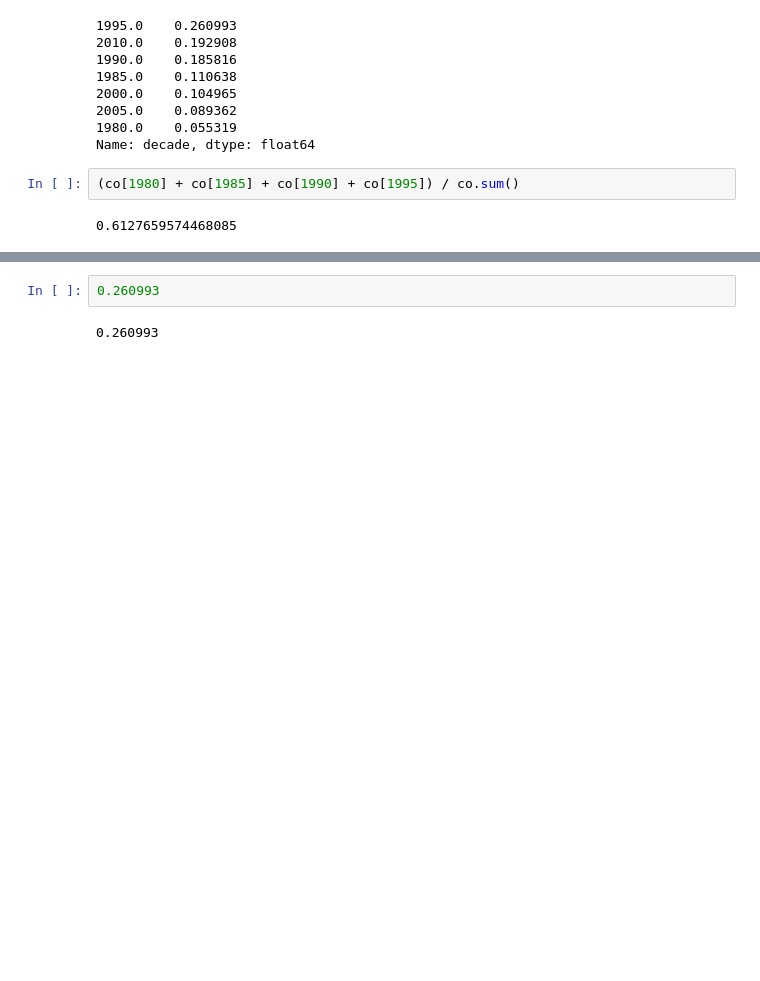
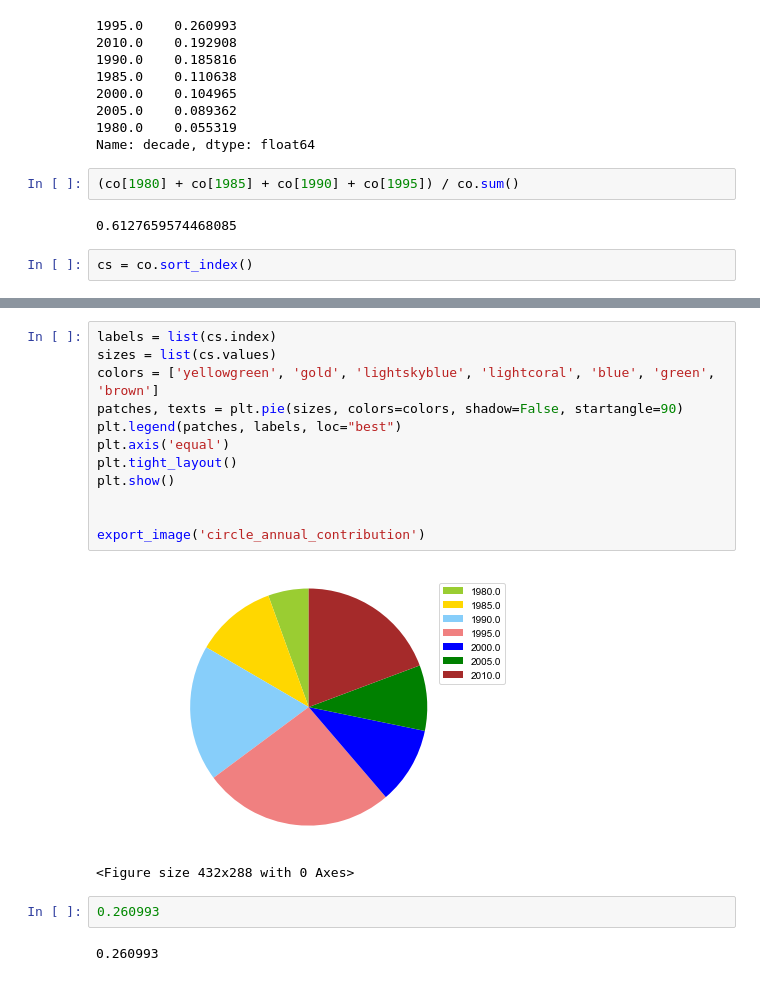
Before and after one commit to tstoeger/minnesota_studies_ratti_stoeger, a Jupyter notebook: 200122_ratti_cancer_genes_decades.ipynb, the cells around one changed output, grey strips where cells are left out. Saved outputs shown, nothing was run; the diff lists cells and outputs as text; blank space fills up the shorter version.

```diff
--- a/200122_ratti_cancer_genes_decades.ipynb
+++ b/200122_ratti_cancer_genes_decades.ipynb
@@ -264,3 +257,5 @@ Name: decade, dtype: float64
 (co[1980] + co[1985] + co[1990] + co[1995]) / co.sum()
 # %% [output]
 0.6127659574468085
+# %%
+cs = co.sort_index()
@@ -267,3 +284,18 @@ Name: decade, dtype: float64
+# %%
+labels = list(cs.index)
+sizes = list(cs.values)
+colors = ['yellowgreen', 'gold', 'lightskyblue', 'lightcoral', 'blue', 'green', 'brown']
+patches, texts = plt.pie(sizes, colors=colors, shadow=False, startangle=90)
+plt.legend(patches, labels, loc="best")
+plt.axis('equal')
+plt.tight_layout()
+plt.show()
+
+
+export_image('circle_annual_contribution')
+# %% [output]
+[figure, added]
+<Figure size 432x288 with 0 Axes>
 # %%
 0.260993
 # %% [output]
```
Also changed, not shown: parts of 24 cells of this notebook, 1 other file.
